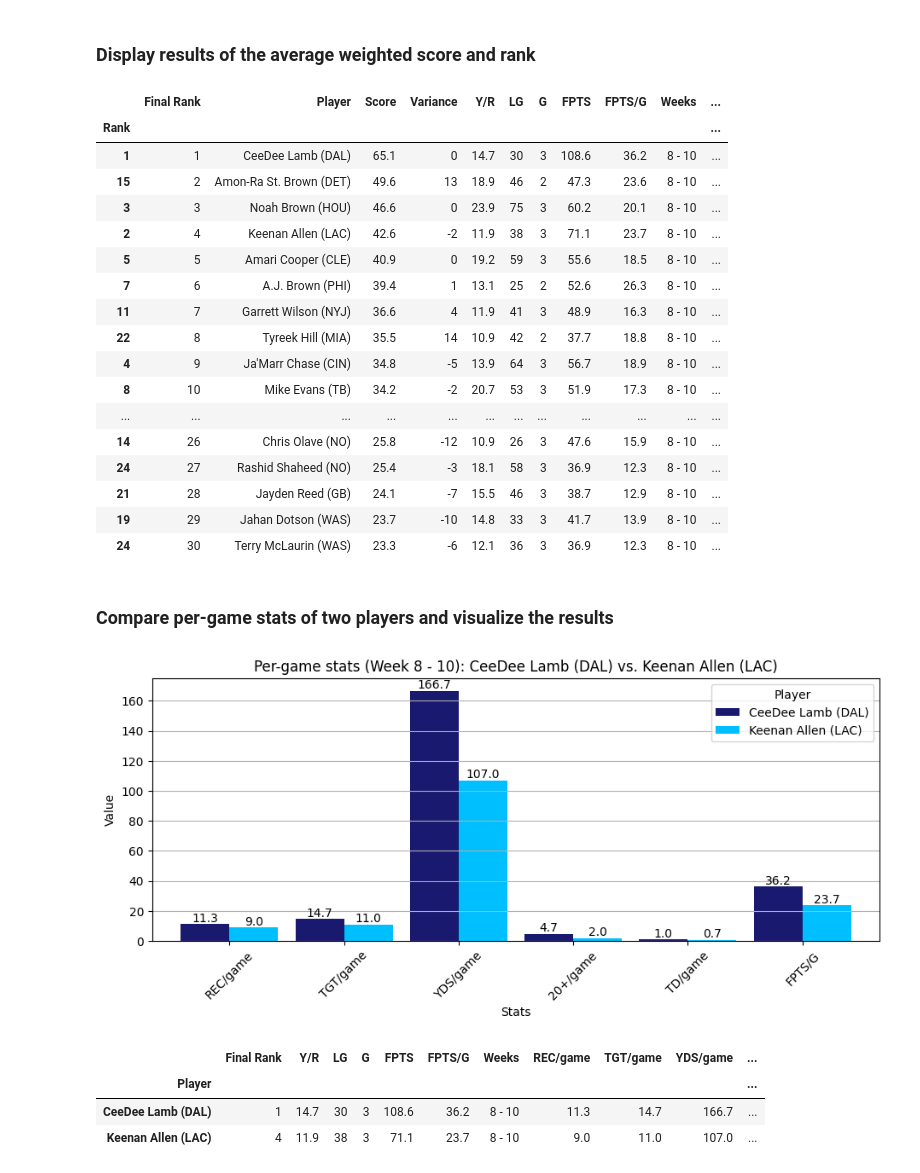
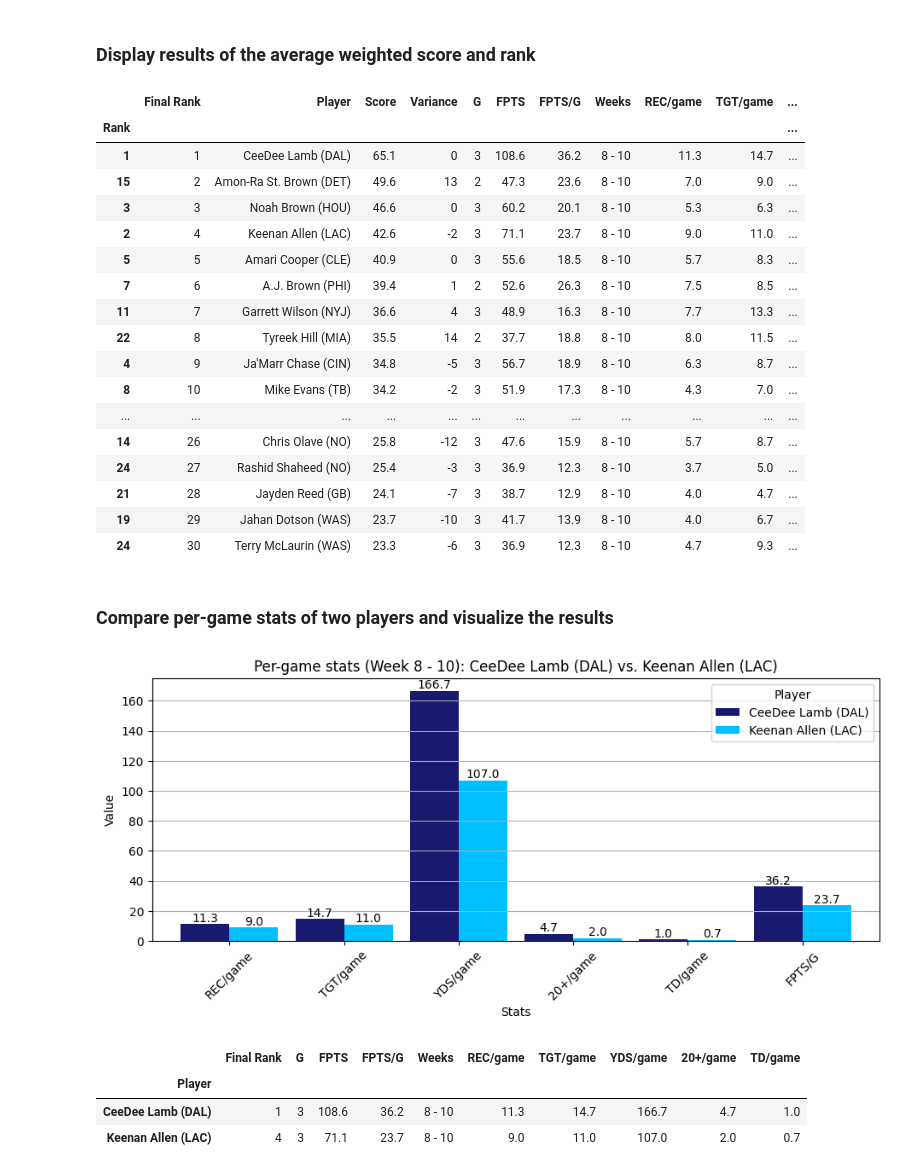
Before and after one commit to meltangonan/fantasy-football, a Jupyter notebook: WR Model.ipynb, the cells around one changed output. Saved outputs shown, nothing was run; the diff lists cells and outputs as text; code cells hidden in the pictures.

```diff
--- a/WR Model.ipynb
+++ b/WR Model.ipynb
@@ -238,31 +238,41 @@ df['Variance'] = df['Rank'] - df['Final Rank']
 # %% [markdown]
 ### Display results of the average weighted score and rank
 # %%
-# Display the results for the select columns
+# List of columns to be excluded
+final_columns_exclude = ['Y/R', 'LG', 'ATT/game', 'YDS.1/game', 'TD.1/game']
+
+# Exclude the specified columns from final_columns
+final_columns = [col for col in final_columns if col not in final_columns_exclude]
+
+# Create final analysis columns
 analysis = df[['Rank', 'Final Rank', 'Player', 'Score', 'Variance'] + final_columns]
 analysis.set_index('Rank', inplace=True)
 analysis = analysis.sort_values(by='Final Rank', ascending=True)
+
+# Export to Excel
 analysis.to_excel("WR_Analysis.xlsx", index=False)
+
+# Display the top 30 rows
 analysis.head(30)
 # %% [output]
-|  | Final Rank | Player | Score | Variance | Y/R | LG | G | FPTS | FPTS/G | Weeks | ... |
+|  | Final Rank | Player | Score | Variance | G | FPTS | FPTS/G | Weeks | REC/game | TGT/game | ... |
 | Rank |  |  |  |  |  |  |  |  |  |  | ... |
-| 1 | 1 | CeeDee Lamb (DAL) | 65.1 | 0 | 14.7 | 30 | 3 | 108.6 | 36.2 | 8 - 10 | ... |
-| 15 | 2 | Amon-Ra St. Brown (DET) | 49.6 | 13 | 18.9 | 46 | 2 | 47.3 | 23.6 | 8 - 10 | ... |
-| 3 | 3 | Noah Brown (HOU) | 46.6 | 0 | 23.9 | 75 | 3 | 60.2 | 20.1 | 8 - 10 | ... |
-| 2 | 4 | Keenan Allen (LAC) | 42.6 | -2 | 11.9 | 38 | 3 | 71.1 | 23.7 | 8 - 10 | ... |
-| 5 | 5 | Amari Cooper (CLE) | 40.9 | 0 | 19.2 | 59 | 3 | 55.6 | 18.5 | 8 - 10 | ... |
-| 7 | 6 | A.J. Brown (PHI) | 39.4 | 1 | 13.1 | 25 | 2 | 52.6 | 26.3 | 8 - 10 | ... |
-| 11 | 7 | Garrett Wilson (NYJ) | 36.6 | 4 | 11.9 | 41 | 3 | 48.9 | 16.3 | 8 - 10 | ... |
-| 22 | 8 | Tyreek Hill (MIA) | 35.5 | 14 | 10.9 | 42 | 2 | 37.7 | 18.8 | 8 - 10 | ... |
-| 4 | 9 | Ja'Marr Chase (CIN) | 34.8 | -5 | 13.9 | 64 | 3 | 56.7 | 18.9 | 8 - 10 | ... |
-| 8 | 10 | Mike Evans (TB) | 34.2 | -2 | 20.7 | 53 | 3 | 51.9 | 17.3 | 8 - 10 | ... |
+| 1 | 1 | CeeDee Lamb (DAL) | 65.1 | 0 | 3 | 108.6 | 36.2 | 8 - 10 | 11.3 | 14.7 | ... |
+| 15 | 2 | Amon-Ra St. Brown (DET) | 49.6 | 13 | 2 | 47.3 | 23.6 | 8 - 10 | 7.0 | 9.0 | ... |
+| 3 | 3 | Noah Brown (HOU) | 46.6 | 0 | 3 | 60.2 | 20.1 | 8 - 10 | 5.3 | 6.3 | ... |
+| 2 | 4 | Keenan Allen (LAC) | 42.6 | -2 | 3 | 71.1 | 23.7 | 8 - 10 | 9.0 | 11.0 | ... |
+| 5 | 5 | Amari Cooper (CLE) | 40.9 | 0 | 3 | 55.6 | 18.5 | 8 - 10 | 5.7 | 8.3 | ... |
+| 7 | 6 | A.J. Brown (PHI) | 39.4 | 1 | 2 | 52.6 | 26.3 | 8 - 10 | 7.5 | 8.5 | ... |
+| 11 | 7 | Garrett Wilson (NYJ) | 36.6 | 4 | 3 | 48.9 | 16.3 | 8 - 10 | 7.7 | 13.3 | ... |
+| 22 | 8 | Tyreek Hill (MIA) | 35.5 | 14 | 2 | 37.7 | 18.8 | 8 - 10 | 8.0 | 11.5 | ... |
+| 4 | 9 | Ja'Marr Chase (CIN) | 34.8 | -5 | 3 | 56.7 | 18.9 | 8 - 10 | 6.3 | 8.7 | ... |
+| 8 | 10 | Mike Evans (TB) | 34.2 | -2 | 3 | 51.9 | 17.3 | 8 - 10 | 4.3 | 7.0 | ... |
 | ... | ... | ... | ... | ... | ... | ... | ... | ... | ... | ... | ... |
-| 14 | 26 | Chris Olave (NO) | 25.8 | -12 | 10.9 | 26 | 3 | 47.6 | 15.9 | 8 - 10 | ... |
-| 24 | 27 | Rashid Shaheed (NO) | 25.4 | -3 | 18.1 | 58 | 3 | 36.9 | 12.3 | 8 - 10 | ... |
-| 21 | 28 | Jayden Reed (GB) | 24.1 | -7 | 15.5 | 46 | 3 | 38.7 | 12.9 | 8 - 10 | ... |
-| 19 | 29 | Jahan Dotson (WAS) | 23.7 | -10 | 14.8 | 33 | 3 | 41.7 | 13.9 | 8 - 10 | ... |
-| 24 | 30 | Terry McLaurin (WAS) | 23.3 | -6 | 12.1 | 36 | 3 | 36.9 | 12.3 | 8 - 10 | ... |
+| 14 | 26 | Chris Olave (NO) | 25.8 | -12 | 3 | 47.6 | 15.9 | 8 - 10 | 5.7 | 8.7 | ... |
+| 24 | 27 | Rashid Shaheed (NO) | 25.4 | -3 | 3 | 36.9 | 12.3 | 8 - 10 | 3.7 | 5.0 | ... |
+| 21 | 28 | Jayden Reed (GB) | 24.1 | -7 | 3 | 38.7 | 12.9 | 8 - 10 | 4.0 | 4.7 | ... |
+| 19 | 29 | Jahan Dotson (WAS) | 23.7 | -10 | 3 | 41.7 | 13.9 | 8 - 10 | 4.0 | 6.7 | ... |
+| 24 | 30 | Terry McLaurin (WAS) | 23.3 | -6 | 3 | 36.9 | 12.3 | 8 - 10 | 4.7 | 9.3 | ... |
 # %% [markdown]
 ### Compare per-game stats of two players and visualize the results
 # %%
@@ -312,7 +322,7 @@ compare(player1_match, player2_match)
 players[['Final Rank'] + final_columns]
 # %% [output]
 [figure]
-|  | Final Rank | Y/R | LG | G | FPTS | FPTS/G | Weeks | REC/game | TGT/game | YDS/game | ... |
-| Player |  |  |  |  |  |  |  |  |  |  | ... |
-| CeeDee Lamb (DAL) | 1 | 14.7 | 30 | 3 | 108.6 | 36.2 | 8 - 10 | 11.3 | 14.7 | 166.7 | ... |
-| Keenan Allen (LAC) | 4 | 11.9 | 38 | 3 | 71.1 | 23.7 | 8 - 10 | 9.0 | 11.0 | 107.0 | ... |
+|  | Final Rank | G | FPTS | FPTS/G | Weeks | REC/game | TGT/game | YDS/game | 20+/game | TD/game |
+| Player |  |  |  |  |  |  |  |  |  |  |
+| CeeDee Lamb (DAL) | 1 | 3 | 108.6 | 36.2 | 8 - 10 | 11.3 | 14.7 | 166.7 | 4.7 | 1.0 |
+| Keenan Allen (LAC) | 4 | 3 | 71.1 | 23.7 | 8 - 10 | 9.0 | 11.0 | 107.0 | 2.0 | 0.7 |
```
Also changed, not shown: 3 other files.
